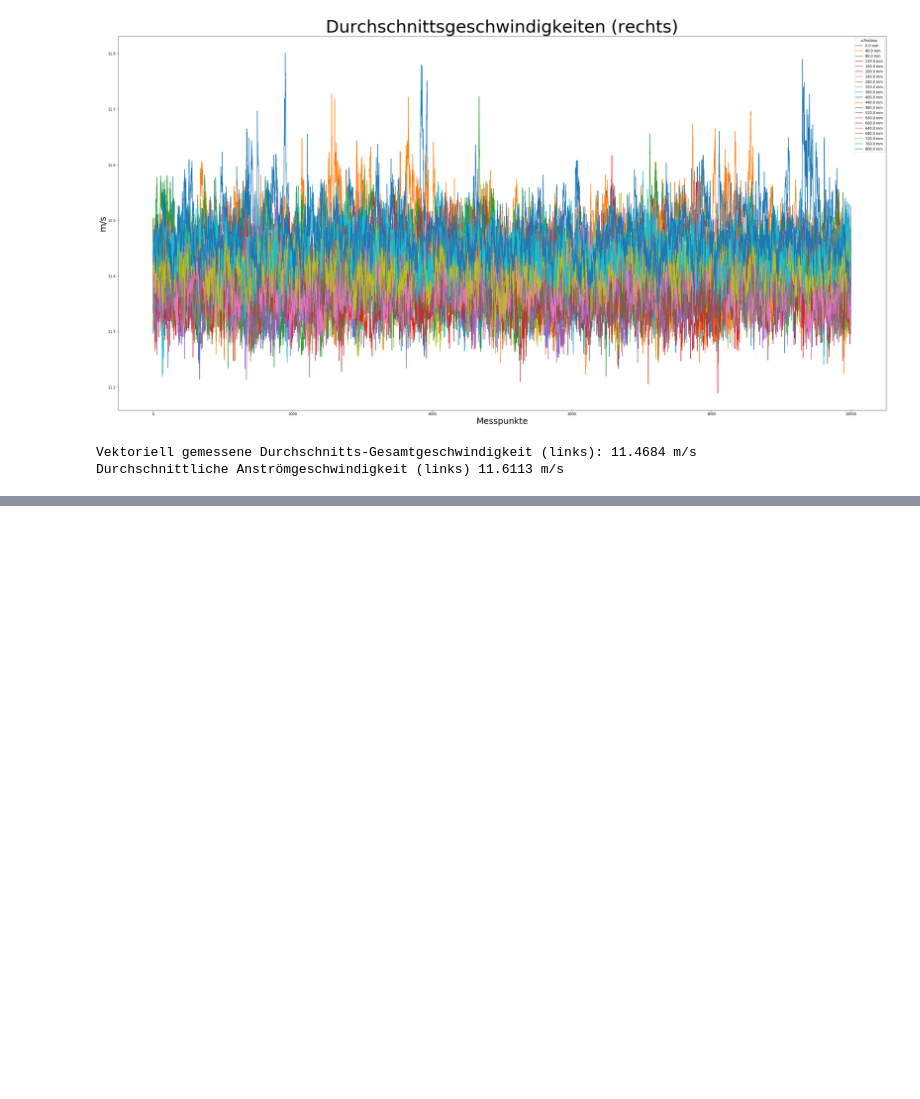
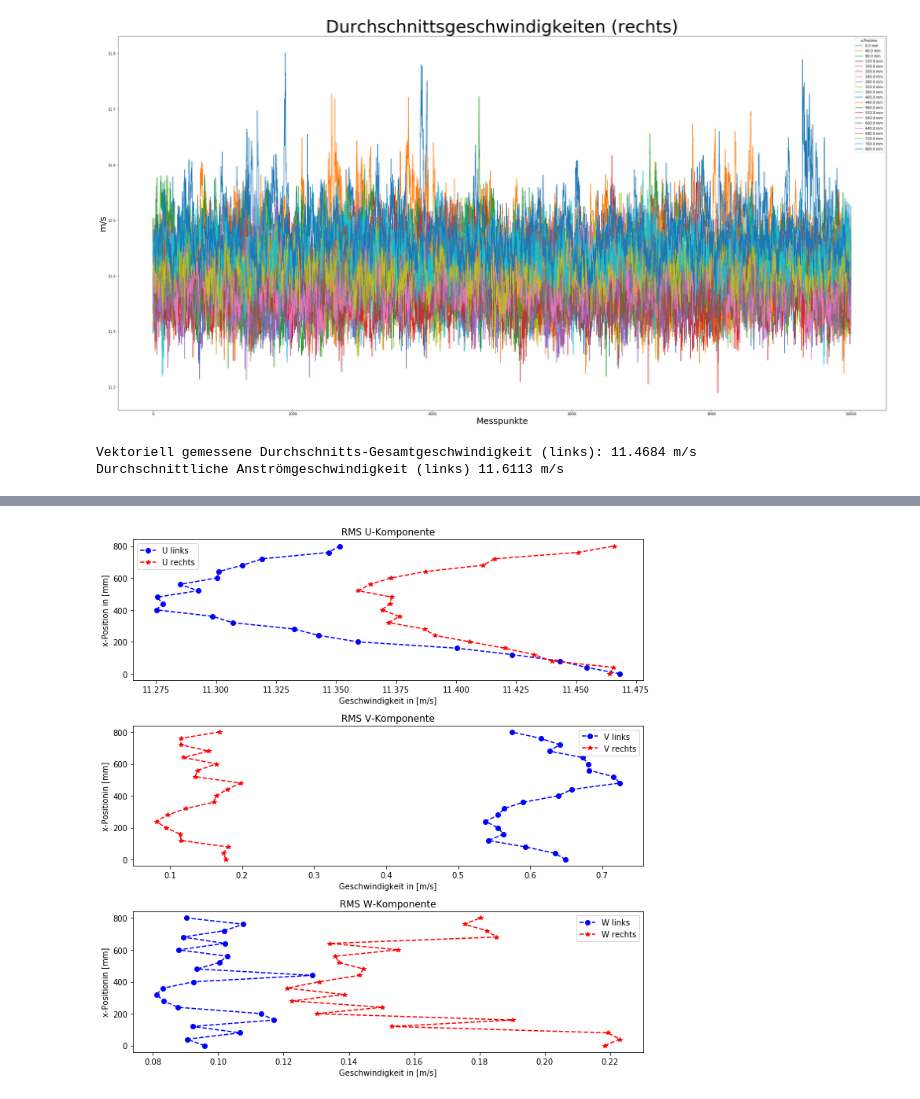
Before and after one commit to bendanoob/MIS, a Jupyter notebook: MIS.ipynb, the cells around one changed output, grey strips where cells are left out. Drawn from its saved outputs; the diff is of its cells as text; code cells hidden in the pictures; blank space fills up the shorter version.

```diff
--- a/MIS.ipynb
+++ b/MIS.ipynb
@@ -184,0 +268,34 @@ Durchschnittliche Anströmgeschwindigkeit (links) 11.6113 m/s
+# %%
+rms_Ul = [np.sqrt(np.mean(U_l[i]**2)) for i in range(len(U_l))]
+rms_Ur = [np.sqrt(np.mean(U_r[i]**2)) for i in range(len(U_r))]
+rms_Vl = [np.sqrt(np.mean(V_l[i]**2)) for i in range(len(V_l))]
+rms_Vr = [np.sqrt(np.mean(V_r[i]**2)) for i in range(len(V_r))]
+rms_Wl = [np.sqrt(np.mean(W_l[i]**2)) for i in range(len(W_l))]
+rms_Wr = [np.sqrt(np.mean(W_r[i]**2)) for i in range(len(W_r))]
+# %%
+fig, (ax1 , ax2, ax3 ) = plt.subplots(3,1,figsize = (10,10))
+ax1.plot(rms_Ul, avg_l['x'], label = "U links", ls = "--", color= "blue",marker = "o")
+ax1.plot(rms_Ur, avg_l['x'], label = "U rechts",ls=  "--",color="red",marker = "*")
+ax1.legend()
+ax1.set_title("RMS U-Komponente")
+ax1.set_xlabel("Geschwindigkeit in [m/s]")
+ax1.set_ylabel("x-Position in [mm]")
+
+ax2.plot(rms_Vl, avg_l['x'], label = "V links", ls= "--",color="blue",marker = "o")
+ax2.plot(rms_Vr, avg_l['x'], label = "V rechts",ls=  "--",color="red",marker = "*")
+ax2.legend()
+ax2.set_title("RMS V-Komponente")
+ax2.set_xlabel("Geschwindigkeit in [m/s]")
+ax2.set_ylabel("x-Positionin [mm]")
+
+ax3.plot(rms_Wl, avg_l['x'], label = "W links", ls= "dashed",color="blue",marker = "o")
+ax3.plot(rms_Wr, avg_l['x'], label = "W rechts",ls=  "dashed",color="red",marker = "*")
+ax3.legend()
+ax3.set_title("RMS W-Komponente")
+ax3.set_xlabel("Geschwindigkeit in [m/s]")
+ax3.set_ylabel("x-Positionin [mm]")
+
+fig.tight_layout()
+plt.show()
+# %% [output]
+[figure, added]
```
Also changed, not shown: parts of 16 cells of this notebook.
